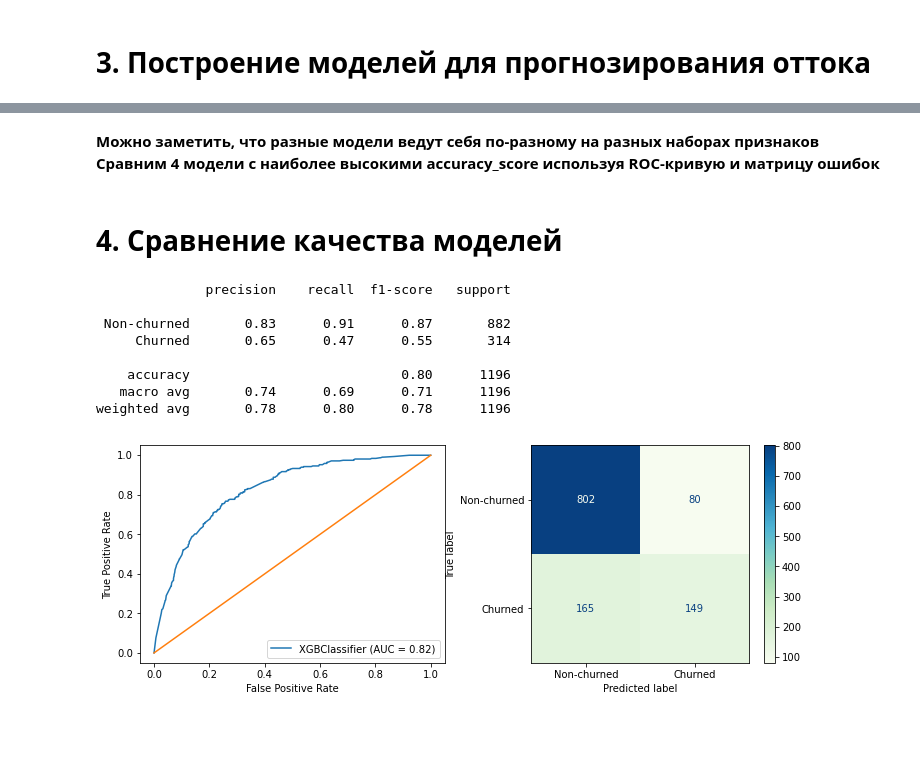
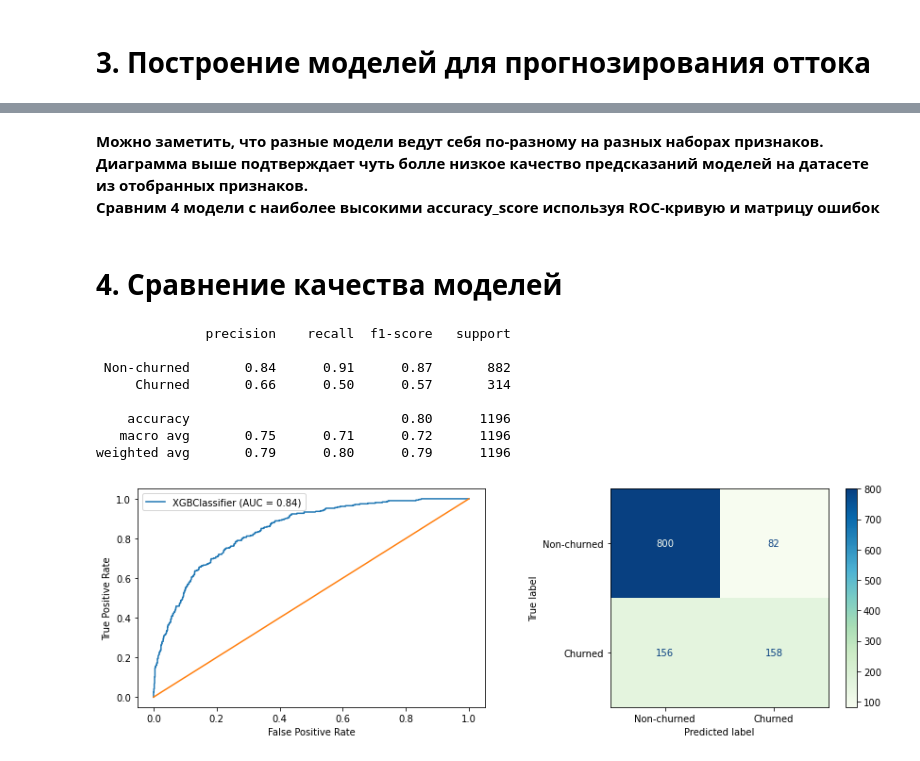
Before and after one commit to vegorovmsk/project_3_ml_beginner_level, a Jupyter notebook: Coursework_ML.ipynb, the cells around one changed output, grey strips where cells are left out. Saved outputs shown, nothing was run; the diff lists cells and outputs as text; code cells hidden in the pictures; blank space fills up the shorter version.

```diff
--- a/Coursework_ML.ipynb
+++ b/Coursework_ML.ipynb
@@ -310,23 +370,27 @@ X2_test = scaler.transform(X2_test)
 # Определим диапазоны параметров алгоритмов для поиска наилучших при помощи GridSearchCV
 
 gbc_params = {'learning_rate': np.arange(0.1, 0.6, 0.1),
-              'random_state': [17]} # GradientBoostingClassifier
+              'random_state': [rnd_state]} # GradientBoostingClassifier
 
 rfc_params = {'n_estimators': range(10, 100, 10), # RandomForestClassifier
               'min_samples_leaf': range(1, 5),
-              'random_state': [17]}
+              'random_state': [rnd_state]}
 
 svc_params = {'kernel': ['rbf', 'sigmoid'], # SVC
               'C' : [0.1, 1, 5, 10],
               'gamma' : [0.01, 0.1, 0.9, 1],
-              'random_state': [17]}
+              'random_state': [rnd_state]}
 
 lr_params = {'C': np.arange(0.5, 1, 0.1), # LogisticRegression
-             'random_state': [17]}
+             'max_iter': [1000],
+             'random_state': [rnd_state]}
 
 xgb_params = {'learning_rate' : [0.01, 0.03, 0.05], # GradientBoostingClassifier
               'max_depth' : [1, 4, 6],
               'n_estimators' : [100, 300, 400, 600, 1000],
-              'random_state': [17]}
+              'random_state': [rnd_state]}
 
-skf = StratifiedKFold(n_splits=5, shuffle=True, random_state=17)
+params = [gbc_params, rfc_params, svc_params,
+          lr_params, xgb_params]
+
+skf = StratifiedKFold(n_splits=5, shuffle=True, random_state=rnd_state)
@@ -359,10 +396,0 @@ xgb -- 0.7951505016722408
-# %%
-# Создадим цикл для подбора наилучших параметров каждой из моделей по датасету фиктивных признаков и
-# запишем лучшие параметры в список, а также выведем лучший scor
-
-best_params2 = {}
-
-for n, (name, model) in enumerate(models.items()):
-    clf = GridSearchCV(estimator=model, param_grid=params[n], cv=skf).fit(X2_train, y2_train)
-    best_params2[name] = clf.best_params_
-    print(f"{str(name)} -- {clf.score(X2_test, y2_test)}")
@@ -374,0 +458,9 @@ xgb -- 0.8035117056856187
+# %%
+best_freq_fixed = {'gbc': {'learning_rate': 0.1, 'random_state': 17},
+                   'rfc': {'min_samples_leaf': 4, 'n_estimators': 80, 'random_state': 17},
+                   'svc': {'C': 5, 'gamma': 0.1, 'kernel': 'rbf', 'random_state': 17},
+                   'lr': {'C': 0.7, 'max_iter': 1000, 'random_state': 17},
+                   'xgb': {'learning_rate': 0.05,
+                           'max_depth': 1,
+                           'n_estimators': 1000,
+                           'random_state': 17}}
@@ -375,15 +509,17 @@ xgb -- 0.8035117056856187
 # %% [markdown]
-**Можно заметить, что разные модели ведут себя по-разному на разных наборах признаков**<br>
-**Сравним 4 модели с наиболее высокими accuracy_score используя ROC-кривую и матрицу ошибок**
+**Можно заметить, что разные модели ведут себя по-разному на разных наборах признаков. Диаграмма выше подтверждает чуть болле низкое качество предсказаний моделей на датасете из отобранных признаков.<br>
+Сравним 4 модели с наиболее высокими accuracy_score используя ROC-кривую и матрицу ошибок**
 # %% [markdown]
 # 4. Сравнение качества моделей
 # %%
-def model_fit_predict(model, params: 'dict', X_train, y_train, X_test, y_test):
+def model_evaluation(model, params: 'dict', features_df, target_df, test_size_=None, random_state=None):
     """
     Функция обучает модель с переданными параметрами и выводит значения
     accuracy_score для тренировочной и тестовой выборок, а также строит
     ROC-кривую и матрицу ошибок
     """
+    X_train, X_test, y_train, y_test = train_test_split(features_df, target_df, test_size=test_size_, random_state=random_state)
+
     model = model.set_params(**params)
     model.fit(X_train, y_train)
 
@@ -399,17 +535,18 @@ def model_fit_predict(model, params: 'dict', X_train, y_train, X_test, y_test):
     metrics.plot_roc_curve(model, X_test, y_test, ax=axes[0])
     sns.lineplot([0,1], [0,1], ax=axes[0])
     metrics.plot_confusion_matrix(model, X_test, y_test, display_labels= ['Non-churned', 'Churned'], cmap='GnBu', ax=axes[1])
+    plt.tight_layout()
 # %%
-# Модель XGBClassifier, построенная на отобранных вручную признаках
+# Модель XGBClassifier, построенная на датасете частот
 
-model_fit_predict(models['xgb'], best_params['xgb'], X_train, y_train, X_test, y_test)
+model_evaluation(models['xgb'], best_freq_fixed['xgb'], X_freq, target, test_size_, rnd_state)
 # %% [output]
               precision    recall  f1-score   support
 
- Non-churned       0.83      0.91      0.87       882
-     Churned       0.65      0.47      0.55       314
+ Non-churned       0.84      0.91      0.87       882
+     Churned       0.66      0.50      0.57       314
 
     accuracy                           0.80      1196
-   macro avg       0.74      0.69      0.71      1196
-weighted avg       0.78      0.80      0.78      1196
+   macro avg       0.75      0.71      0.72      1196
+weighted avg       0.79      0.80      0.79      1196
-[figure, old version]
+[figure, new version]
```
Also changed, not shown: parts of 49 cells of this notebook.
